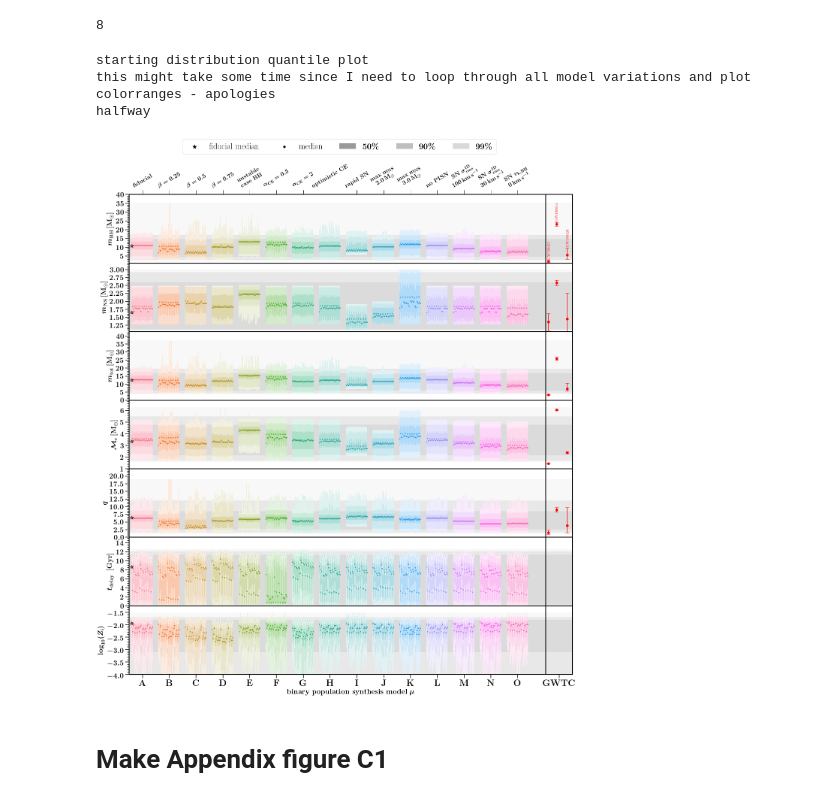
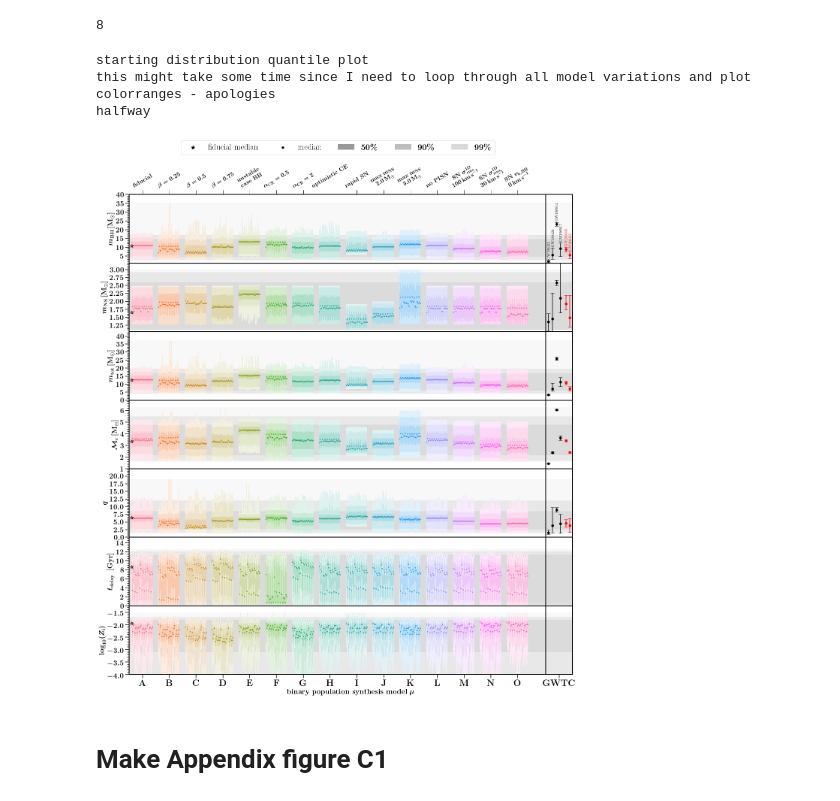
Before and after one commit to FloorBroekgaarden/BlackHole-NeutronStar, a Jupyter notebook: plottingCode/Fig_15_and_Fig_C1/make_Figure_15_and_Figure_C1.ipynb, the cells around one changed output. Drawn from its saved outputs; the diff is of its cells as text; code cells hidden in the pictures.

```diff
--- a/plottingCode/Fig_15_and_Fig_C1/make_Figure_15_and_Figure_C1.ipynb
+++ b/plottingCode/Fig_15_and_Fig_C1/make_Figure_15_and_Figure_C1.ipynb
@@ -276,9 +276,9 @@ def plotConfidenceIntervals(DCOtype='BHNS', BPSnameslist=['A'], xvarind=0, axe=N
 
 
 #         if DCOtype in ['BHBH', 'BHNS']:
-        dxloc_GW = [-0.4, -0.1, +0.3]
-        BHNSsGWTC2 = ['GW190425', 'GW190814', 'GW190426_152155']
-        BHNSnames = ['GW190425', 'GW190814', 'GW190426']
+        dxloc_GW = [-0.4, -0.25, -0.1, 0.05, 0.25,  +0.4]
+        BHNSsGWTC2 = ['GW190425','GW190426_152155', 'GW190814', 'GW190917_114630',  'GW200105_162426', 'GW200115_042309' ]#   ['GW190425', 'GW190814', 'GW190426_152155']
+        BHNSnames = ['GW190425', 'GW190426',        'GW190814', 'GW190917',         'GW200105',        'GW200115', ] #['GW190425', 'GW190814', 'GW190426']
         for ind_BHNS, BHNS_ in enumerate(BHNSsGWTC2):
             #
             dfname = pathGWTC + 'CredibleIntervals_' + BHNS_  + '.csv'
@@ -295,11 +295,15 @@ def plotConfidenceIntervals(DCOtype='BHNS', BPSnameslist=['A'], xvarind=0, axe=N
             yplus0_9 = q0_95 -q0_5
             ymin0_9  = q0_5-q0_05
             # plot for BHNS and NSNS only the median with 90% confidence interval as errorbars
-            axe.errorbar(x=xxx+0.5+dxloc_GW[ind_BHNS], y=q0_5, yerr=np.transpose([[ymin0_9, yplus0_9]]), fmt='o', capsize=5, color='r', zorder=1E6)
+            if BHNS_ in ['GW200105_162426', 'GW200115_042309']:
+                axe.errorbar(x=xxx+0.5+dxloc_GW[ind_BHNS], y=q0_5, yerr=np.transpose([[ymin0_9, yplus0_9]]), fmt='o', capsize=5, color='r', zorder=1E6)
+            else:
+                axe.errorbar(x=xxx+0.5+dxloc_GW[ind_BHNS], y=q0_5, yerr=np.transpose([[ymin0_9, yplus0_9]]), fmt='o', capsize=5, color='k', zorder=1E6)
             if xvarind==0:
-                axe.text(x=xxx+0.53+dxloc_GW[ind_BHNS], y=q0_95+0.35, s=BHNSnames[ind_BHNS], color='r', ha='center', va='bottom', rotation=90, zorder=1E7)
-
-
+                if BHNS_ in ['GW200105_162426', 'GW200115_042309']:
+                    axe.text(x=xxx+0.53+dxloc_GW[ind_BHNS], y=q0_95+0.35, s=BHNSnames[ind_BHNS], color='r', ha='center', va='bottom', rotation=90, zorder=1E7)
+                else:
+                    axe.text(x=xxx+0.53+dxloc_GW[ind_BHNS], y=q0_95+0.35, s=BHNSnames[ind_BHNS], color='k', ha='center', va='bottom', rotation=90, zorder=1E7)
 
 
 
@@ -314,8 +318,8 @@ NumberBPSmodels=15
 alphabet = list(string.ascii_uppercase)
 BPSnameslist = alphabet[:NumberBPSmodels]
 
-pathQuantiles='/Users/floorbroekgaarden/Projects/BlackHole-NeutronStar/csvFiles/distributionQuantiles/'
-pathGWTC = '/Users/floorbroekgaarden/Projects/BlackHole-NeutronStar/csvFiles/GWTC_Quantiles/'
+pathQuantiles='/Users/floorbroekgaarden/Projects/Github/BlackHole-NeutronStar/csvFiles/distributionQuantiles/'
+pathGWTC = '/Users/floorbroekgaarden/Projects/Github/BlackHole-NeutronStar/csvFiles/GWTC_Quantiles/'
 
 DCOtype='BHNS'
 ncols, nrows= 1,7
@@ -398,34 +402,34 @@ for ind_q, interval in enumerate([ 'median', '50percent', '90percent', '99percen
             alpha = 0.25
             label =r'$90\%$'
         elif interval =='99percent':
             zorder = 102
             yy = yy_
             alpha = 0.15
             label=r'$99\%$'
 
         axe[0].bar(xx_, height=(yy[1]-yy[0]), bottom=yy[0], color='k', alpha=alpha, \
                width=0.5, zorder=zorder, label=label)
 
 
 handles, labels = axe[0].get_legend_handles_labels()
 
 axe[0].set_xlim(-0.5, 15+xright)
 lgd = f.legend(handles, labels, fontsize=fs-2, ncol=9,\
                 bbox_to_anchor=(.5, 1.04) , loc='upper center') #
 
 
 plt.tight_layout()
 
 f.subplots_adjust(wspace=0, hspace=0.0)
 
 f.savefig('./QuantilePlot_BHNS.png', bbox_extra_artists=(lgd,), bbox_inches='tight', loc='upper center')
 f.savefig('./QuantilePlot_BHNS.pdf', bbox_extra_artists=(lgd,), bbox_inches='tight', loc='upper center')
 plt.show()
 # %% [output]
 starting distribution quantile plot
 this might take some time since I need to loop through all model variations and plot colorranges - apologies
 halfway
-[figure, old version]
+[figure, new version]
 # %% [markdown]
 # Make Appendix figure C1
 # %%
```
Also changed, not shown: 8 other files.
